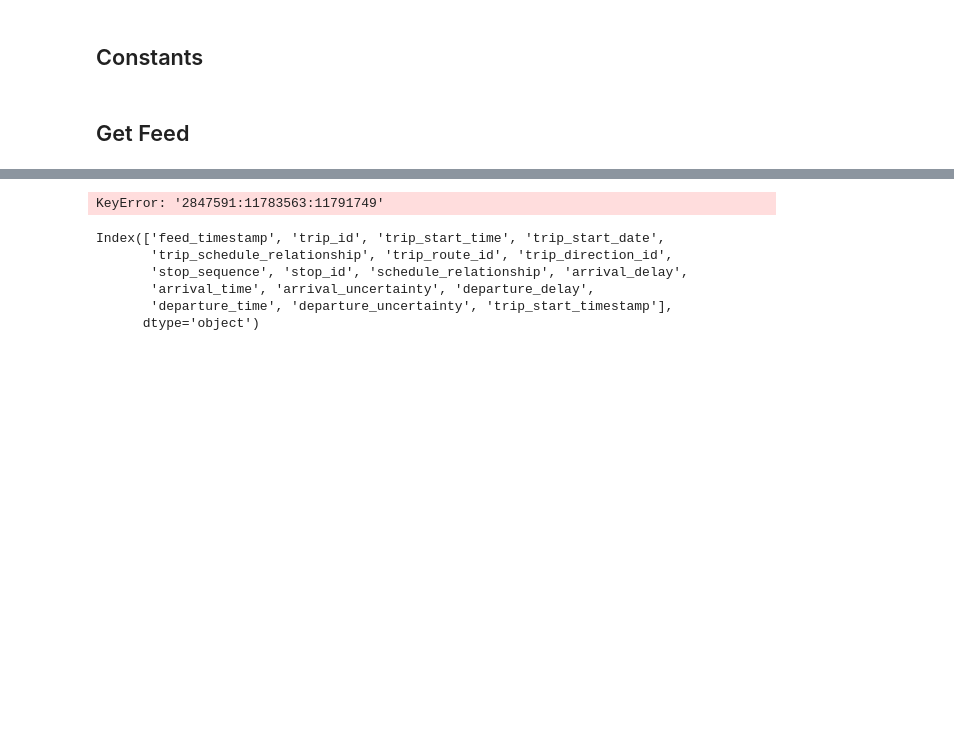
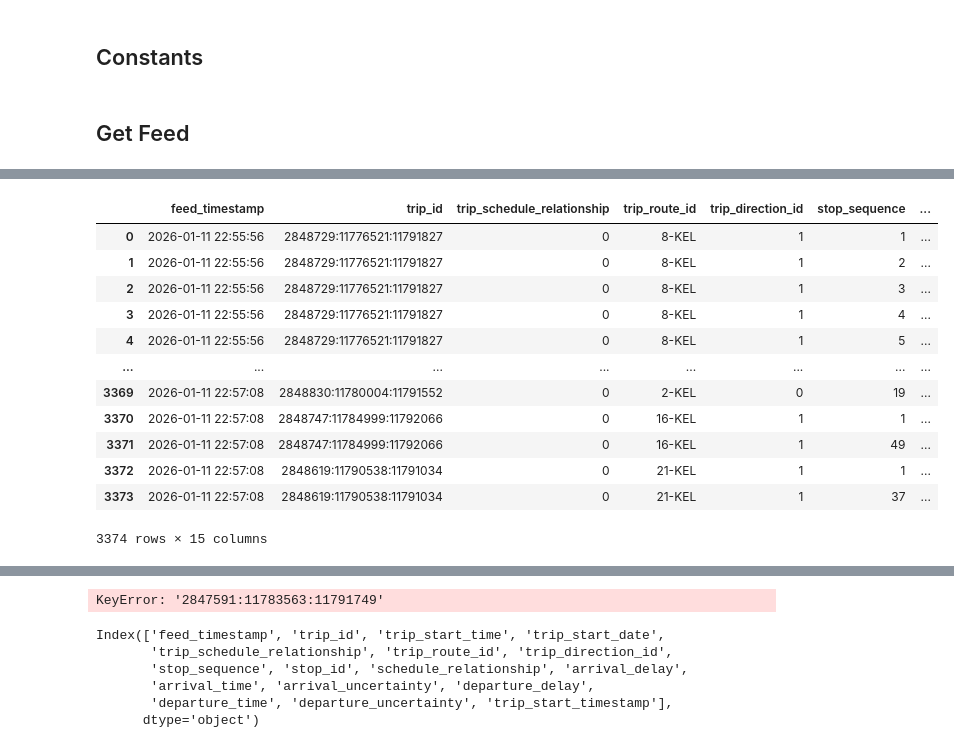
Before and after one commit to AbdulRahmanSilmy/transit-forecasting, a Jupyter notebook: notebooks/data_ingestion_trip_update.ipynb, the cells around one changed output, grey strips where cells are left out. Saved outputs shown, nothing was run; the diff lists cells and outputs as text; code cells hidden in the pictures; blank space fills up the shorter version.

```diff
--- a/notebooks/data_ingestion_trip_update.ipynb
+++ b/notebooks/data_ingestion_trip_update.ipynb
@@ -352,0 +380,16 @@ Feed has 96 entities.
+# %%
+df
+# %% [output]
+|  | feed_timestamp | trip_id | trip_schedule_relationship | trip_route_id | trip_direction_id | stop_sequence | ... |
+| 0 | 2026-01-11 22:55:56 | 2848729:11776521:11791827 | 0 | 8-KEL | 1 | 1 | ... |
+| 1 | 2026-01-11 22:55:56 | 2848729:11776521:11791827 | 0 | 8-KEL | 1 | 2 | ... |
+| 2 | 2026-01-11 22:55:56 | 2848729:11776521:11791827 | 0 | 8-KEL | 1 | 3 | ... |
+| 3 | 2026-01-11 22:55:56 | 2848729:11776521:11791827 | 0 | 8-KEL | 1 | 4 | ... |
+| 4 | 2026-01-11 22:55:56 | 2848729:11776521:11791827 | 0 | 8-KEL | 1 | 5 | ... |
+| ... | ... | ... | ... | ... | ... | ... | ... |
+| 3369 | 2026-01-11 22:57:08 | 2848830:11780004:11791552 | 0 | 2-KEL | 0 | 19 | ... |
+| 3370 | 2026-01-11 22:57:08 | 2848747:11784999:11792066 | 0 | 16-KEL | 1 | 1 | ... |
+| 3371 | 2026-01-11 22:57:08 | 2848747:11784999:11792066 | 0 | 16-KEL | 1 | 49 | ... |
+| 3372 | 2026-01-11 22:57:08 | 2848619:11790538:11791034 | 0 | 21-KEL | 1 | 1 | ... |
+| 3373 | 2026-01-11 22:57:08 | 2848619:11790538:11791034 | 0 | 21-KEL | 1 | 37 | ... |
+3374 rows × 15 columns
```
Also changed, not shown: parts of 13 cells of this notebook, 2 other files.
